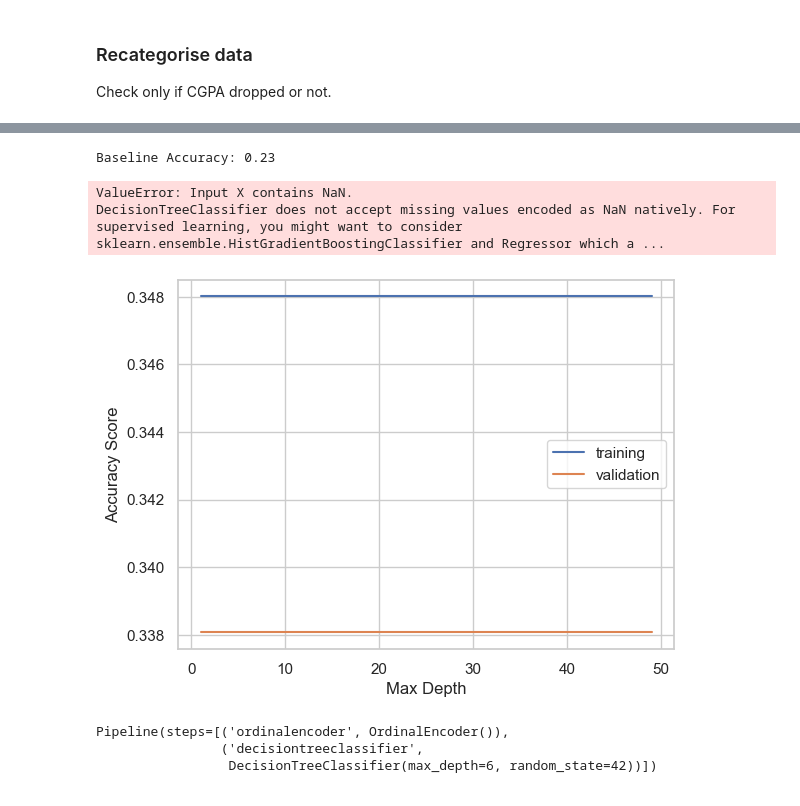
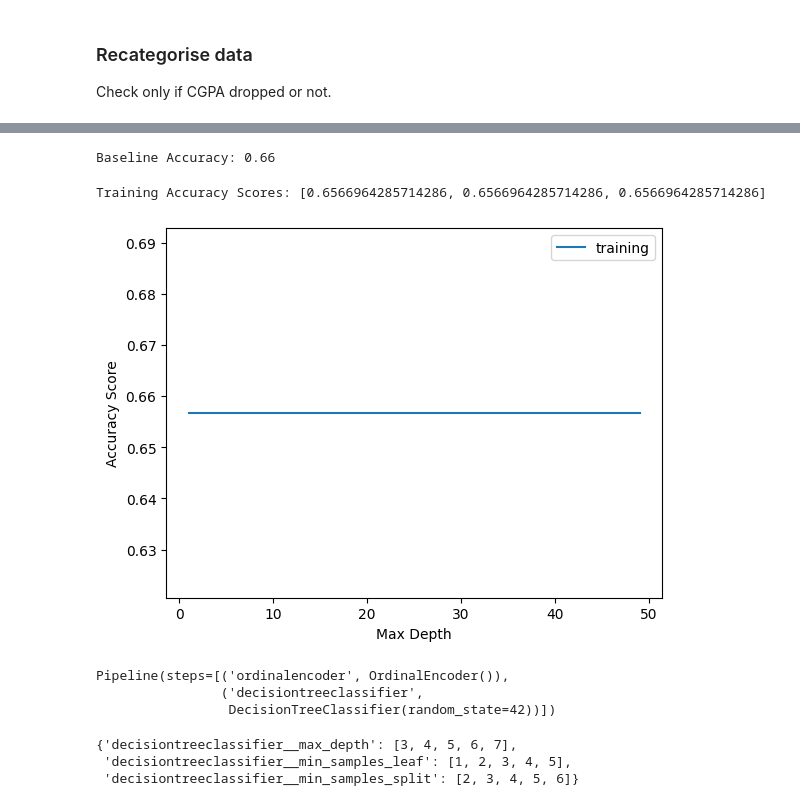
Before and after one commit to socratesjnr/asuu-strike-project, a Jupyter notebook: mock analysis/test_model.ipynb, the cells around one changed output, grey strips where cells are left out. Drawn from its saved outputs; the diff is of its cells as text; code cells hidden in the pictures.

```diff
--- a/mock analysis/test_model.ipynb
+++ b/mock analysis/test_model.ipynb
@@ -165,9 +177,9 @@ Check only if CGPA dropped or not.
 def rise_or_drop(val):
 
     if val > 0:
-        category= 0 # CGPA rose
+        category= False # CGPA rose
     else:
-        category= 1 # CGPA dropped
+        category= True # CGPA dropped
 
     return category
 # %%
@@ -195,5 +207,8 @@ def categorize_change(val):
     return category
 # %%
 cat_df = df.drop(columns=["cgpa_before", "cgpa_after"])
-cat_df["cgpa_drop"] = cat_df["cgpa_change"].apply(categorize_change)
-cat_df.drop(columns="cgpa_change", inplace=True)
+cat_df["cgpa_drop"] = cat_df["cgpa_change"].apply(rise_or_drop)
+cat_df.drop(columns=["cgpa_change", "quit_job"], inplace=True)
+cat_df[cat_df.select_dtypes("object").columns] = cat_df.select_dtypes(
+    "object").astype("category")
+cat_df.dtypes
@@ -203,7 +235,3 @@ X_dt = cat_df.drop(columns=target)
 y_dt = cat_df[target]
 # %%
 X_train_dt, X_test_dt, y_train_dt, y_test_dt= train_test_split(X_dt, y_dt, test_size=0.2, random_state=42)
-
-X_train_dt, X_val_dt, y_train_dt, y_val_dt = train_test_split(
-        X_train_dt, y_train_dt, test_size=0.2, random_state=42
-)
@@ -211,11 +252,10 @@ X_train_dt, X_val_dt, y_train_dt, y_val_dt = train_test_split(
 acc_baseline = y_train_dt.value_counts(normalize = True).max()
 print("Baseline Accuracy:", round(acc_baseline, 2))
 # %% [output]
-Baseline Accuracy: 0.23
+Baseline Accuracy: 0.66
 # %%
 # Create empty lists for training and validation accuracy scores
 training_acc = []
-validation_acc = []
 depth_hyperparams = range(1, 50, 2)
 
 for d in depth_hyperparams:
@@ -228,35 +268,43 @@ for d in depth_hyperparams:
     test_model.fit(X_train_dt, y_train_dt)
     # Calculate training accuracy score and append to `training_acc`
     training_acc.append(test_model.score(X_train_dt, y_train_dt))
-    # Calculate validation accuracy score and append to `training_acc`
-    validation_acc.append(test_model.score(X_val_dt, y_val_dt))
 
-max_val_acc = max(validation_acc)
-optimal_depth = validation_acc.index(max_val_acc) + 6
+# max_train_acc = max(validation_acc)
+# optimal_depth = validation_acc.index(max_val_acc) + 6
 print("Training Accuracy Scores:", training_acc[:3])
-print("Validation Accuracy Scores:", validation_acc[:3])
-print("Max Validation Accuracy Score:", max_val_acc)
-print("Optimal Depth:", optimal_depth)
+# print("Validation Accuracy Scores:", validation_acc[:3])
+# print("Max Validation Accuracy Score:", max_val_acc)
+# print("Optimal Depth:", optimal_depth)
 # %% [output]
-ValueError: Input X contains NaN.
-DecisionTreeClassifier does not accept missing values encoded as NaN natively. For supervised learning, you might want to consider sklearn.ensemble.HistGradientBoostingClassifier and Regressor which a ...
+Training Accuracy Scores: [0.6566964285714286, 0.6566964285714286, 0.6566964285714286]
 # %%
 # Plot `depth_hyperparams`, `training_acc`
 plt.plot(depth_hyperparams, training_acc, label="training")
-plt.plot(depth_hyperparams, validation_acc, label="validation")
+# plt.plot(depth_hyperparams, validation_acc, label="validation")
 plt.xlabel("Max Depth")
 plt.ylabel("Accuracy Score")
 plt.legend();
 # %% [output]
-[figure, old version]
+[figure, new version]
 # %%
 dt_model = make_pipeline(
     OrdinalEncoder(),
-    DecisionTreeClassifier(max_depth=optimal_depth, random_state=42)
+    DecisionTreeClassifier(random_state=42)
 )
 
 dt_model.fit(X_train_dt, y_train_dt)
 # %% [output]
 Pipeline(steps=[('ordinalencoder', OrdinalEncoder()),
                 ('decisiontreeclassifier',
-                 DecisionTreeClassifier(max_depth=6, random_state=42))])
+                 DecisionTreeClassifier(random_state=42))])
+# %%
+param_grid = {
+    'decisiontreeclassifier__max_depth': [3, 4, 5, 6, 7],
+    'decisiontreeclassifier__min_samples_leaf': [1, 2, 3, 4, 5],
+    'decisiontreeclassifier__min_samples_split': [2, 3, 4, 5, 6]
+}
+param_grid
+# %% [output]
+{'decisiontreeclassifier__max_depth': [3, 4, 5, 6, 7],
+ 'decisiontreeclassifier__min_samples_leaf': [1, 2, 3, 4, 5],
+ 'decisiontreeclassifier__min_samples_split': [2, 3, 4, 5, 6]}
```
Also changed, not shown: parts of 30 cells of this notebook.
